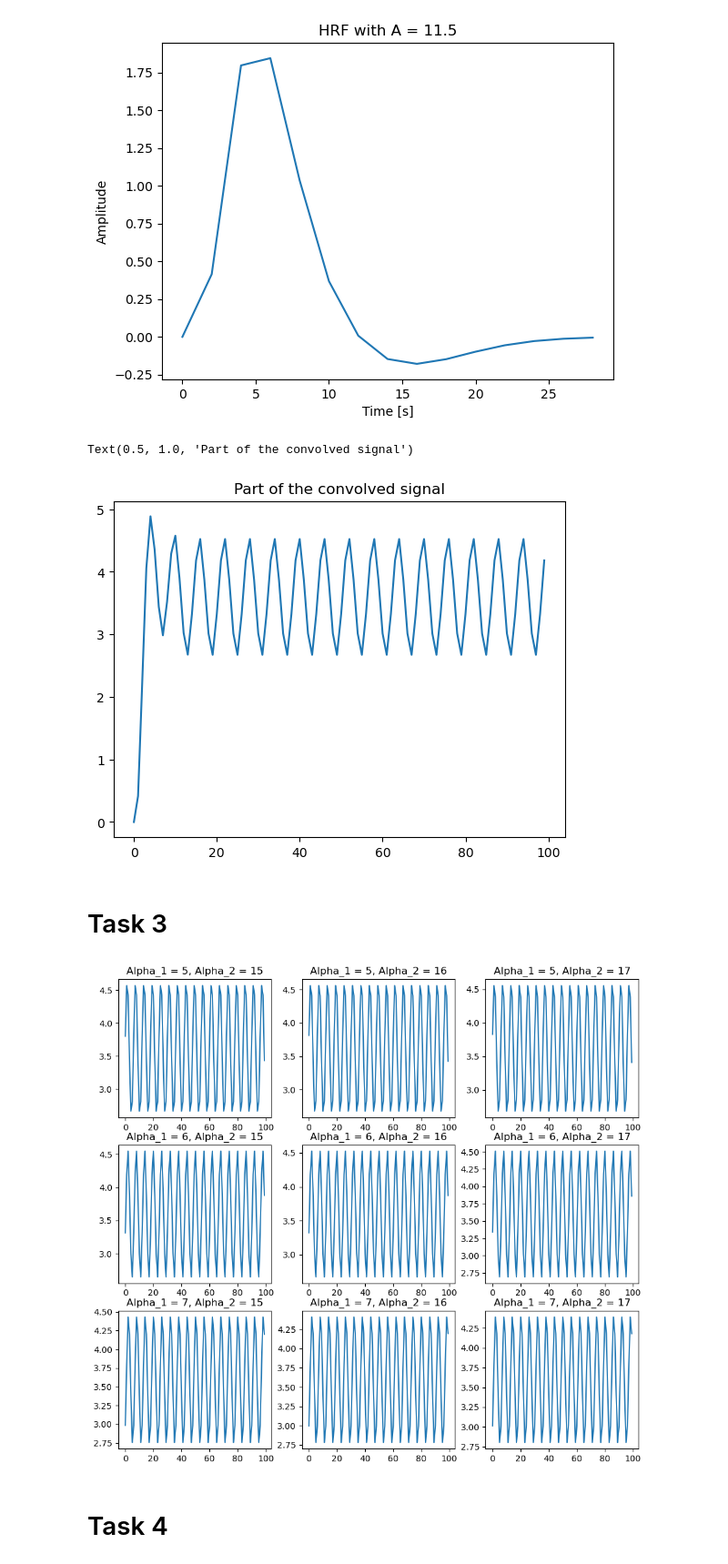
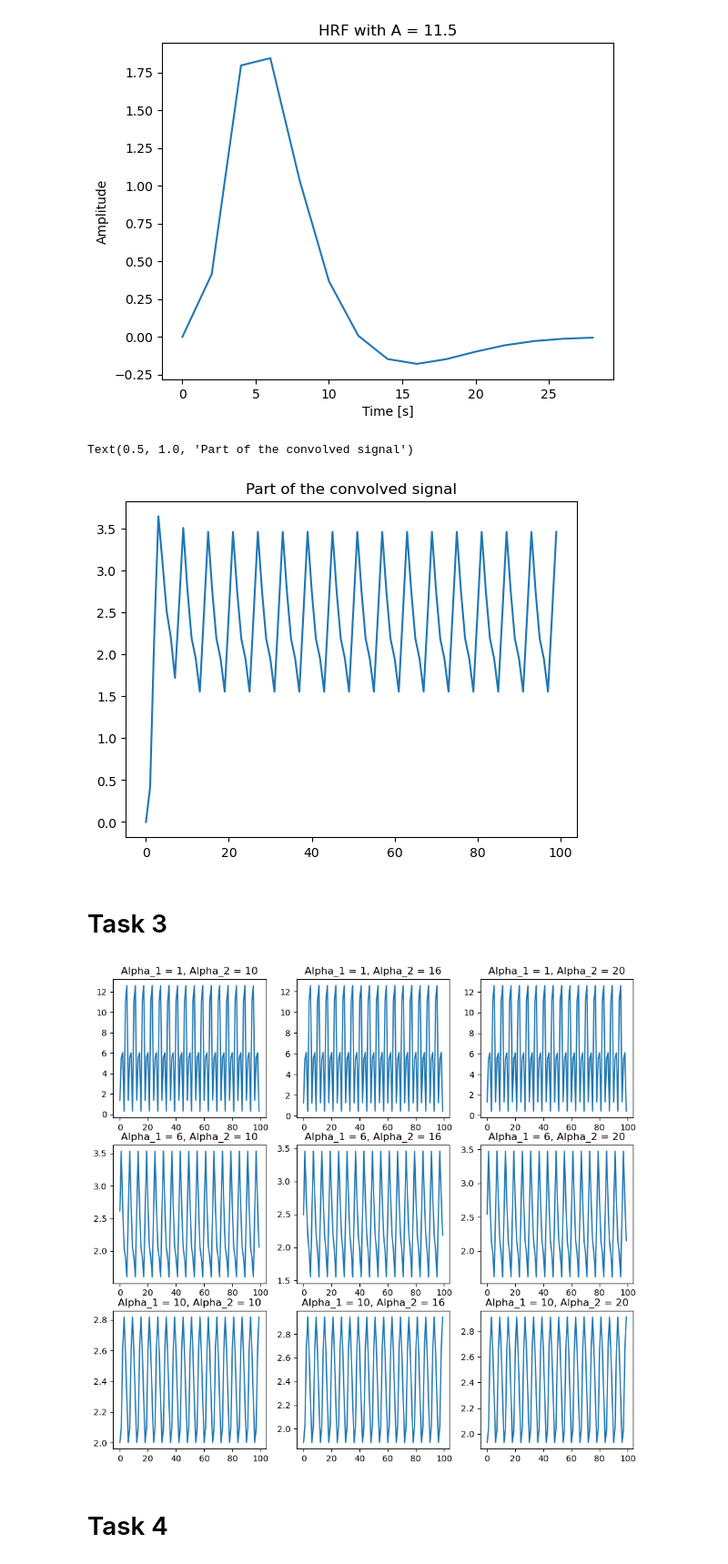
Before and after one commit to Neiizo/NSSP_421_Group_M, a Jupyter notebook: Project1/Code_project_1.ipynb, the cells around one changed output. Shown at 91% size. Drawn from its saved outputs; the diff is of its cells as text; code cells hidden in the pictures.

```diff
--- a/Project1/Code_project_1.ipynb
+++ b/Project1/Code_project_1.ipynb
@@ -23,12 +23,12 @@ def rect(t,A=1,length=1):
         return 0
 # %%
 # General variables
-duration_time = 20 # in minutes
+duration_time = 60 # in minutes
 TR = 2 # in sec
 time_between_events = 6 # in sec
 
-events = {'Face': {'Amplitude': 1, 'Time_stimulus': 4}, # in sec
-          'Control': {'Amplitude': 1/2, 'Time_stimulus': 4}} # in sec
+events = {'Face': {'Amplitude': 1, 'Time_stimulus': 2}, # in sec
+          'Control': {'Amplitude': 0.5, 'Time_stimulus': 2}} # in sec
 
 start = pd.to_datetime('00:00:00')
 
@@ -119,28 +117,31 @@ plt.plot(convolved_signal[:100])
 plt.title('Part of the convolved signal')
 # %% [output]
 Text(0.5, 1.0, 'Part of the convolved signal')
-[figure, old version]
+[figure, new version]
 # %% [markdown]
 # Task 3
 # %%
 # Let's try to change the alphas
 
-alpha_1_values = range(5, 8)
-alpha_2_values = range(15, 18)
+# alpha_1_values = range(5, 8)
+# alpha_2_values = range(15, 18)
+alpha_1_values = [1,6,10]
+alpha_2_values = [10,16,20]
 
 fig, axes = plt.subplots(3, 3, figsize=(11,10))
 
 for i, alpha1 in enumerate(alpha_1_values):
     for j, alpha2 in enumerate(alpha_2_values):
+
         ax = axes[i, j]
 
         hrf2 = h(A, range(0, time_len, TR), alpha_1=alpha1, alpha_2=alpha2)
         convolved_signal2 = np.convolve(hrf2, data["Signal"], mode='valid')
 
         ax.plot(convolved_signal2[:100])
         ax.set_title('Alpha_1 = {}, Alpha_2 = {}'.format(alpha1, alpha2))
 # %% [output]
-[figure, old version]
+[figure, new version]
 # %% [markdown]
 # Task 4
 # %%
```
Also changed, not shown: parts of 5 cells of this notebook.
